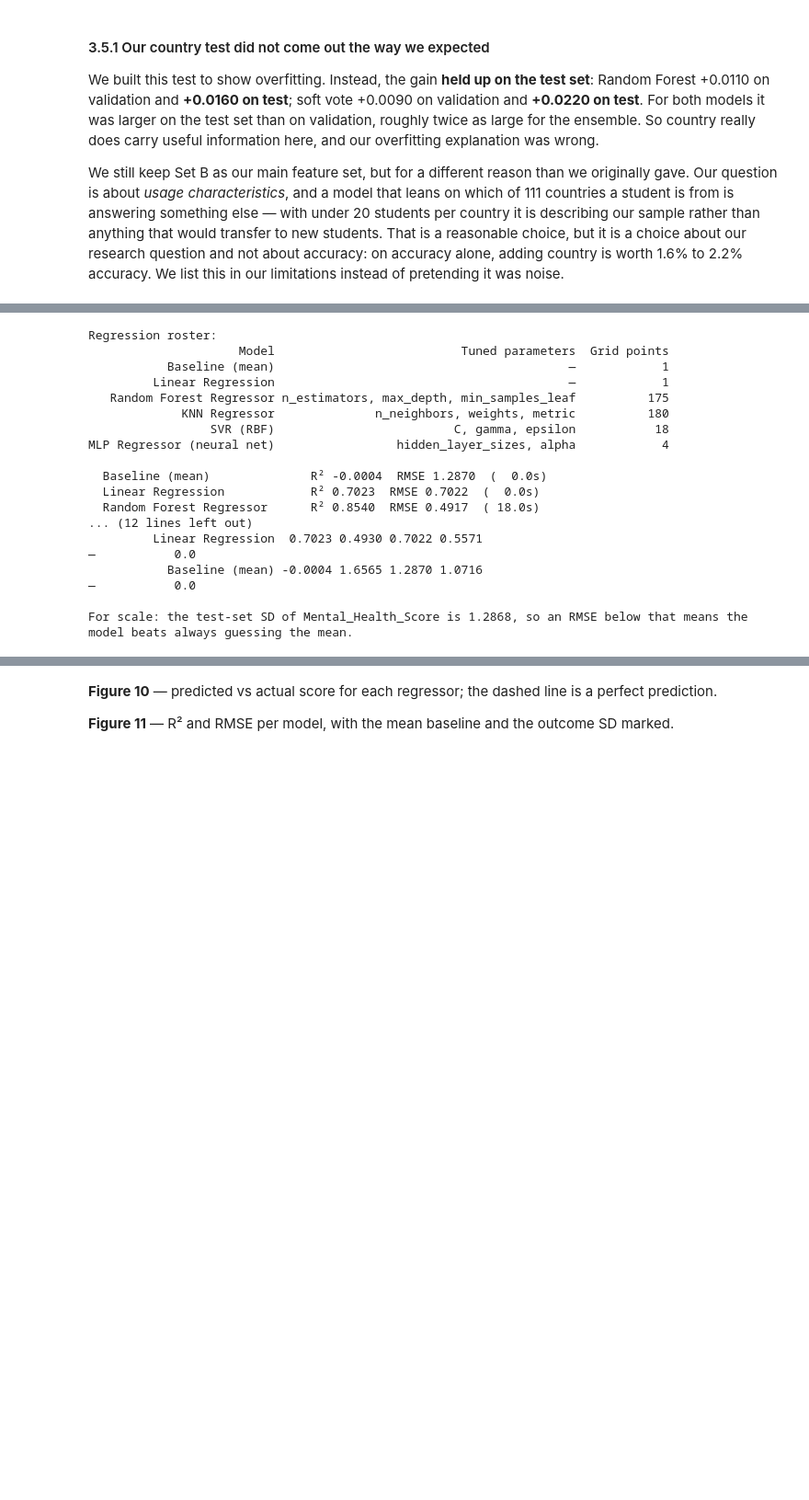
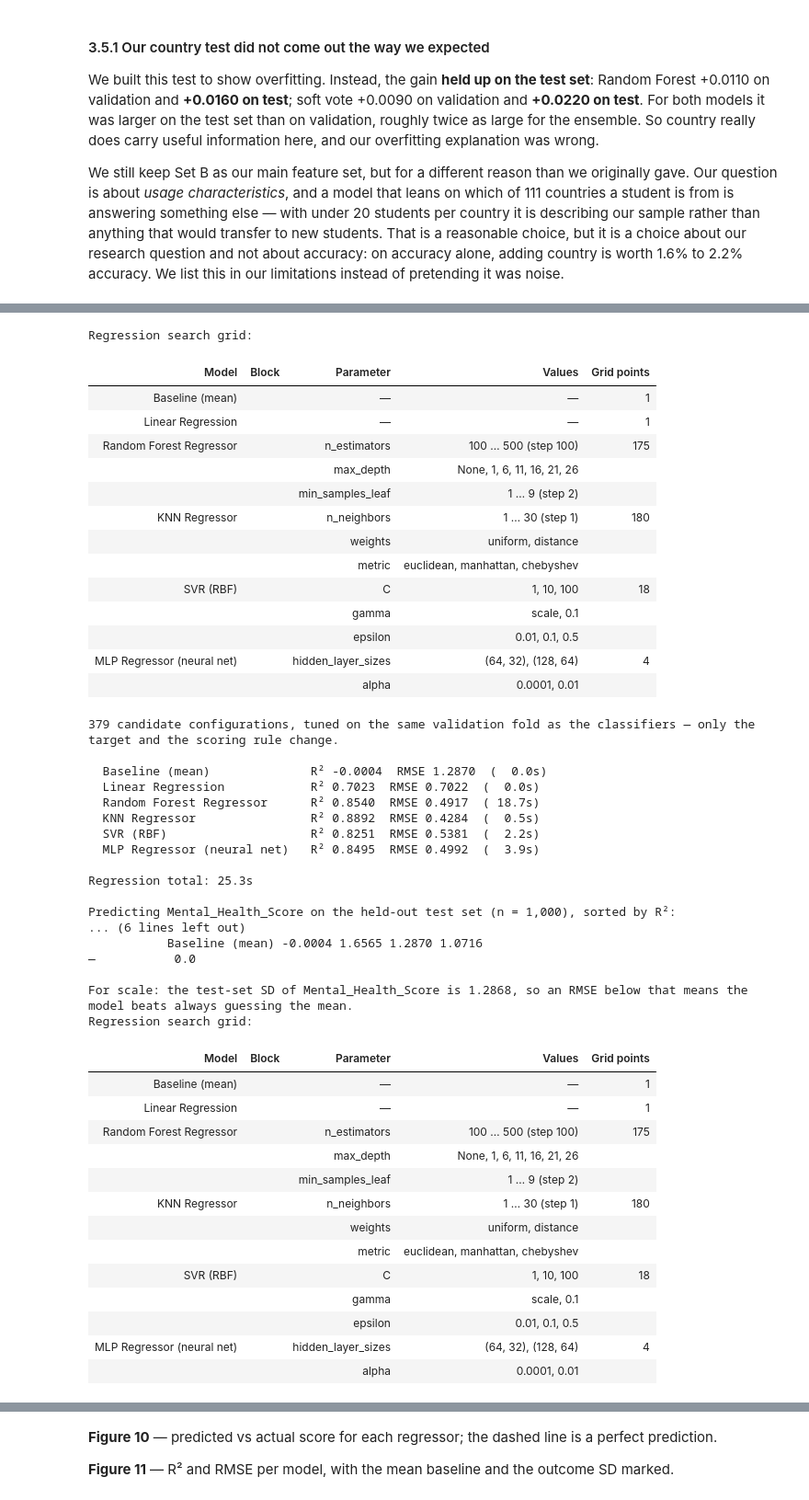
Before and after one commit to Ttalyacohen/Mental_health_dataset_evaluation, a Jupyter notebook: Questions/08_predicting_stress_and_mental_health.ipynb, the cells around one changed output, grey strips where cells are left out. Shown at 92% size. Drawn from its saved outputs; the diff is of its cells as text; code cells hidden in the pictures; blank space fills up the shorter version.

```diff
--- a/Questions/08_predicting_stress_and_mental_health.ipynb
+++ b/Questions/08_predicting_stress_and_mental_health.ipynb
@@ -1065,59 +1209,89 @@ REG_MODELS = [
         {'model__hidden_layer_sizes': [(64, 32), (128, 64)], 'model__alpha': [1e-4, 1e-2]}),
 ]
 
-reg_roster = pd.DataFrame([
-    dict(zip(['Model', 'Tuned parameters', 'Grid points'], (n, *grid_summary(g))))
-    for n, _, g in REG_MODELS
-])
-print('Regression roster:')
-print(reg_roster.to_string(index=False), '\n')
+reg_grid_table = grid_table(REG_MODELS)
+reg_points = sum(grid_summary(g)[1] for _, _, g in REG_MODELS)
+
+print('Regression search grid:')
+display(reg_grid_table.style.hide(axis='index'))
+print(f'{reg_points:,} candidate configurations, tuned on the same validation fold as the '
+      f'classifiers — only the target and the scoring rule change.\n')
 
 y_reg_test = y_reg[idx_test]
 reg_rows, reg_preds, reg_fitted = [], {}, {}
 t0 = time.perf_counter()
 for label, est, grid in REG_MODELS:
     t1 = time.perf_counter()
     search = GridSearchCV(make_pipe(clone(est)), grid, cv=VAL_SPLIT,
                           scoring='neg_mean_squared_error', n_jobs=-1, refit=True)
     search.fit(X_full.iloc[idx_fit], y_reg[idx_fit])
     pred = search.best_estimator_.predict(X_full.iloc[idx_test])
     reg_preds[label] = pred
     reg_fitted[label] = search.best_estimator_
     mse = mean_squared_error(y_reg_test, pred)
     reg_rows.append({
         'Model': label,
         'R²': round(r2_score(y_reg_test, pred), 4),
         'MSE': round(mse, 4),
         'RMSE': round(np.sqrt(mse), 4),
         'MAE': round(mean_absolute_error(y_reg_test, pred), 4),
         'Best params': (', '.join(f'{k.replace("model__", "")}={v}'
                                   for k, v in search.best_params_.items()) or '—'),
         'Fit time (s)': round(time.perf_counter() - t1, 1),
     })
     print(f'  {label:<28} R² {reg_rows[-1]["R²"]:.4f}  RMSE {reg_rows[-1]["RMSE"]:.4f}  '
           f'({reg_rows[-1]["Fit time (s)"]:>5.1f}s)')
 
 res_reg = pd.DataFrame(reg_rows).sort_values('R²', ascending=False)
 print(f'\nRegression total: {time.perf_counter() - t0:.1f}s')
 print(f'\nPredicting {MHS_COL} on the held-out test set (n = {len(idx_test):,}), sorted by R²:')
 print(res_reg.to_string(index=False))
 print(f'\nFor scale: the test-set SD of {MHS_COL} is {y_reg_test.std():.4f}, so an RMSE below that '
       'means the model beats always guessing the mean.')
 # %% [output]
-Regression roster:
-                     Model                          Tuned parameters  Grid points
-           Baseline (mean)                                         —            1
-         Linear Regression                                         —            1
-   Random Forest Regressor n_estimators, max_depth, min_samples_leaf          175
-             KNN Regressor              n_neighbors, weights, metric          180
-                 SVR (RBF)                         C, gamma, epsilon           18
-MLP Regressor (neural net)                 hidden_layer_sizes, alpha            4
-
-  Baseline (mean)              R² -0.0004  RMSE 1.2870  (  0.0s)
-  Linear Regression            R² 0.7023  RMSE 0.7022  (  0.0s)
-  Random Forest Regressor      R² 0.8540  RMSE 0.4917  ( 18.0s)
-... (12 lines left out)
-         Linear Regression  0.7023 0.4930 0.7022 0.5571                                                  —           0.0
-           Baseline (mean) -0.0004 1.6565 1.2870 1.0716                                                  —           0.0
-
-For scale: the test-set SD of Mental_Health_Score is 1.2868, so an RMSE below that means the model beats always guessing the mean.
+Regression search grid:
+| Model | Block | Parameter | Values | Grid points |
+| Baseline (mean) |  | — | — | 1 |
+| Linear Regression |  | — | — | 1 |
+| Random Forest Regressor |  | n_estimators | 100 … 500 (step 100) | 175 |
+|  |  | max_depth | None, 1, 6, 11, 16, 21, 26 |  |
+|  |  | min_samples_leaf | 1 … 9 (step 2) |  |
+| KNN Regressor |  | n_neighbors | 1 … 30 (step 1) | 180 |
+|  |  | weights | uniform, distance |  |
+|  |  | metric | euclidean, manhattan, chebyshev |  |
+| SVR (RBF) |  | C | 1, 10, 100 | 18 |
+|  |  | gamma | scale, 0.1 |  |
+|  |  | epsilon | 0.01, 0.1, 0.5 |  |
+| MLP Regressor (neural net) |  | hidden_layer_sizes | (64, 32), (128, 64) | 4 |
+|  |  | alpha | 0.0001, 0.01 |  |
+379 candidate configurations, tuned on the same validation fold as the classifiers — only the target and the scoring rule change.
+
+  Baseline (mean)              R² -0.0004  RMSE 1.2870  (  0.0s)
+  Linear Regression            R² 0.7023  RMSE 0.7022  (  0.0s)
+  Random Forest Regressor      R² 0.8540  RMSE 0.4917  ( 18.7s)
+  KNN Regressor                R² 0.8892  RMSE 0.4284  (  0.5s)
+  SVR (RBF)                    R² 0.8251  RMSE 0.5381  (  2.2s)
+  MLP Regressor (neural net)   R² 0.8495  RMSE 0.4992  (  3.9s)
+
+Regression total: 25.3s
+
+Predicting Mental_Health_Score on the held-out test set (n = 1,000), sorted by R²:
+... (6 lines left out)
+           Baseline (mean) -0.0004 1.6565 1.2870 1.0716                                                  —           0.0
+
+For scale: the test-set SD of Mental_Health_Score is 1.2868, so an RMSE below that means the model beats always guessing the mean.
+Regression search grid:
+| Model | Block | Parameter | Values | Grid points |
+| Baseline (mean) |  | — | — | 1 |
+| Linear Regression |  | — | — | 1 |
+| Random Forest Regressor |  | n_estimators | 100 … 500 (step 100) | 175 |
+|  |  | max_depth | None, 1, 6, 11, 16, 21, 26 |  |
+|  |  | min_samples_leaf | 1 … 9 (step 2) |  |
+| KNN Regressor |  | n_neighbors | 1 … 30 (step 1) | 180 |
+|  |  | weights | uniform, distance |  |
+|  |  | metric | euclidean, manhattan, chebyshev |  |
+| SVR (RBF) |  | C | 1, 10, 100 | 18 |
+|  |  | gamma | scale, 0.1 |  |
+|  |  | epsilon | 0.01, 0.1, 0.5 |  |
+| MLP Regressor (neural net) |  | hidden_layer_sizes | (64, 32), (128, 64) | 4 |
+|  |  | alpha | 0.0001, 0.01 |  |
```
Also changed, not shown: parts of 19 cells of this notebook.
